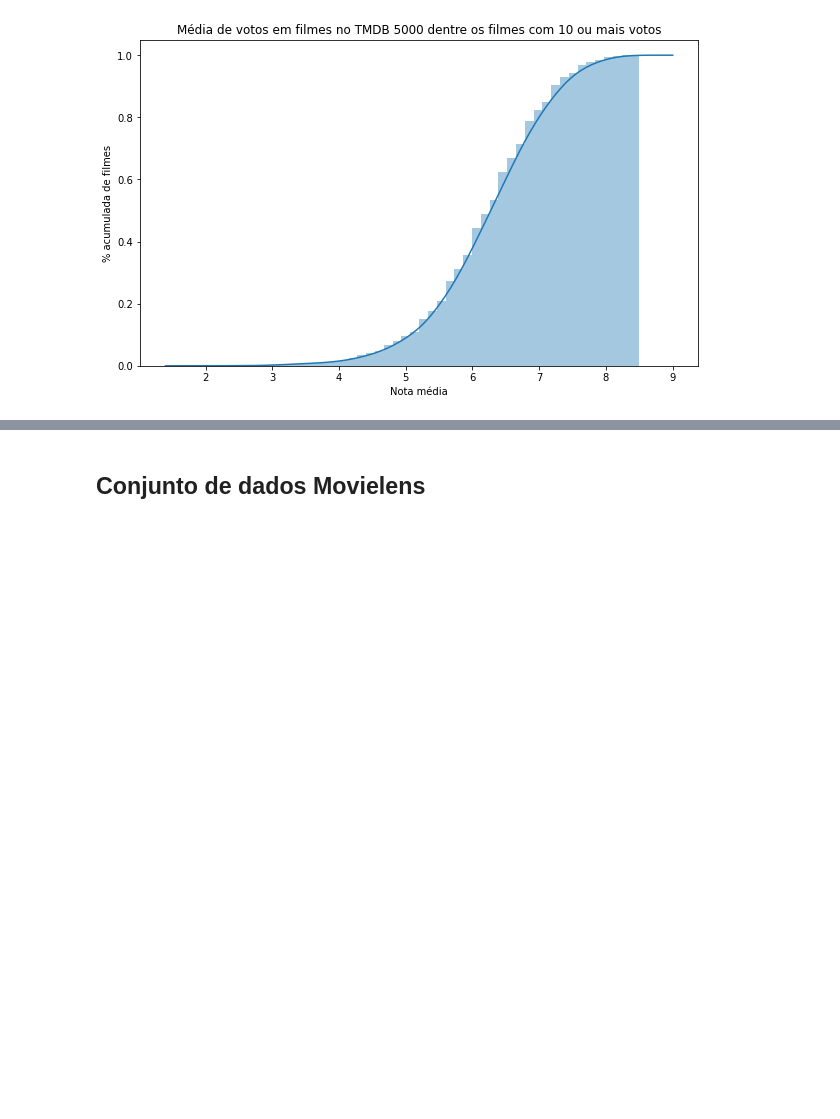
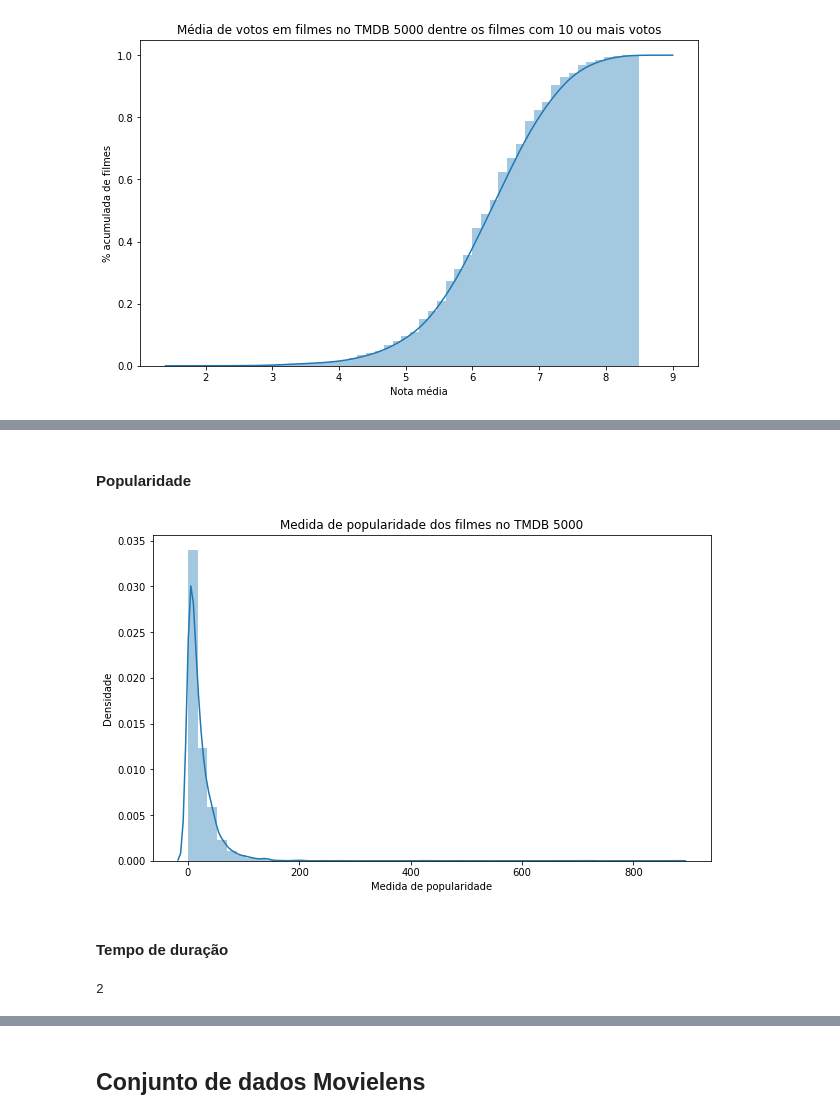
Before and after one commit to LilianeAquino/notebooks_cursos_alura, a Jupyter notebook: Estatística/Parte 4/Data_Science_Introdução_a_testes.ipynb, the cells around one changed output, grey strips where cells are left out. Saved outputs shown, nothing was run; the diff lists cells and outputs as text; code cells hidden in the pictures; blank space fills up the shorter version.

```diff
--- a/Estatística/Parte 4/Data_Science_Introdução_a_testes.ipynb
+++ b/Estatística/Parte 4/Data_Science_Introdução_a_testes.ipynb
@@ -105,0 +128,16 @@ plt.show()
+# %% [markdown]
+#### Popularidade
+# %%
+plt.figure(figsize=[10, 6])
+ax = sns.distplot(tmdb['popularity'])
+ax.set(xlabel='Medida de popularidade', ylabel='Densidade')
+ax.set_title('Medida de popularidade dos filmes no TMDB 5000')
+plt.show()
+# %% [output]
+[figure, added]
+# %% [markdown]
+#### Tempo de duração
+# %%
+tmdb['runtime'].isnull().sum()
+# %% [output]
+2
```
Also changed, not shown: parts of 16 cells of this notebook.
